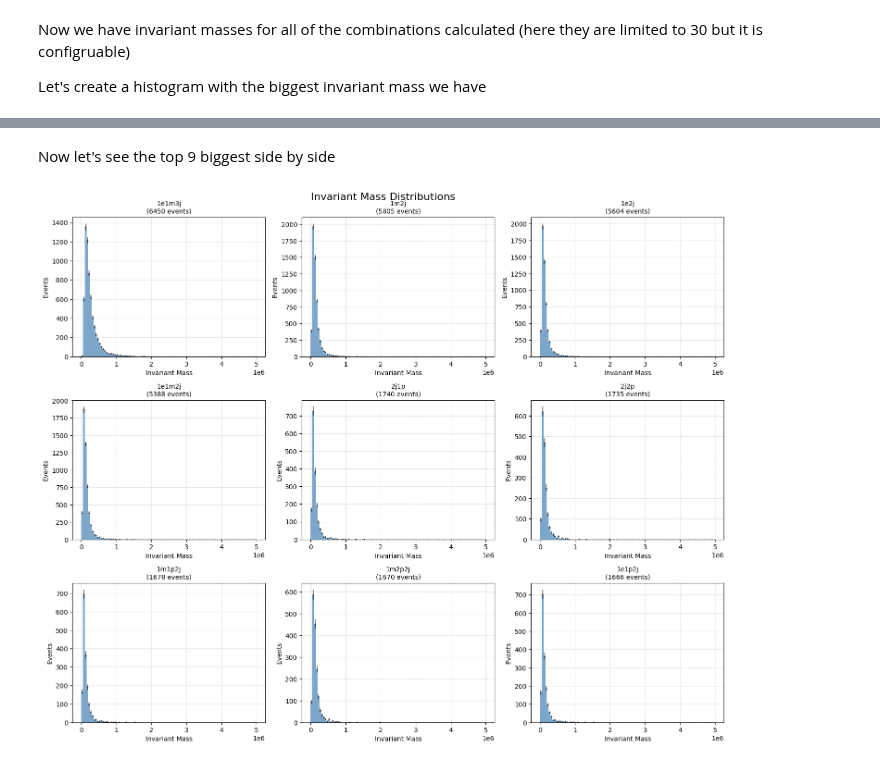
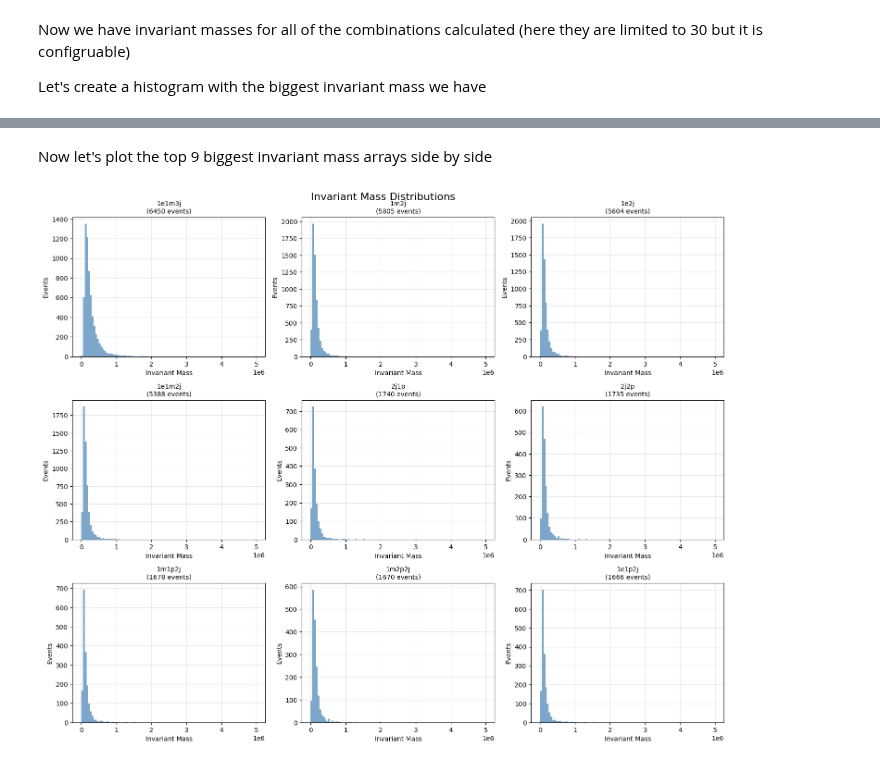
Before and after one commit to Zhavi221/atlas-utilization, a Jupyter notebook: tutorial.ipynb, the cells around one changed output, grey strips where cells are left out. Cells and saved outputs as stored; diff of their text form; code cells hidden in the pictures.

```diff
--- a/tutorial.ipynb
+++ b/tutorial.ipynb
@@ -120,7 +120,11 @@ config_inv_mass_calc = {
        "Muons",
        "Jets",
        "Photons"
-   ]
+   ],
+    "min_particles": 2,
+    "max_particles": 4,
+    "min_count": 2,
+    "max_count": 4
 }
 # %%
 def calculate_masses(combinations):
@@ -172,32 +185,3 @@ calculate_masses(all_combinations)
 Now we have invariant masses for all of the combinations calculated (here they are limited to 30 but it is configruable)
 
 Let's create a histogram with the biggest invariant mass we have
-# %%
-inv_masses_raw = [f for f in os.listdir(config_inv_mass_calc["output_dir"]) if f.endswith(".npy")]
-inv_masses_sizes = {f: os.path.getsize(os.path.join(config_inv_mass_calc["output_dir"], f)) for f in inv_masses_raw}
-biggest_file = max(inv_masses_sizes, key=inv_masses_sizes.get)
-print(f"Chosen largest file: {biggest_file} ({inv_masses_sizes[biggest_file]} bytes)")
-
-biggest_file_path = os.path.join(config_inv_mass_calc["output_dir"], biggest_file)
-inv_masses = np.load(biggest_file_path)
-
-# Create histogram
-n_bins = 100  # Adjust based on your needs
-mass_min, mass_max = 0, 5000000  # Adjust range as needed
-
-bin_content, bin_edges = np.histogram(inv_masses, bins=n_bins, range=(mass_min, mass_max))
-bin_errors = np.sqrt(bin_content)  # Poisson errors
-
-print(f"Number of events: {len(inv_masses)}")
-print(f"Mean invariant mass: {np.mean(inv_masses):.2f}")
-print(f"Median invariant mass: {np.median(inv_masses):.2f}")
-print(f"Standard deviation: {np.std(inv_masses):.2f}")
-print(f"Minimum invariant mass: {np.min(inv_masses):.2f}")
-print(f"Maximum invariant mass: {np.max(inv_masses):.2f}")
-plt.figure(figsize=(10,6))
-plt.hist(bin_edges[:-1], bins=bin_edges, weights=bin_content, alpha=0.7, label='Invariant Mass')
-plt.xlabel('Invariant Mass')
-plt.ylabel('Events')
-plt.title('Invariant Mass Distribution')
-plt.legend()
-plt.show()
@@ -213,14 +198,6 @@ Maximum invariant mass: 2153476.60
 # %% [markdown]
-Now let's see the top 9 biggest side by side
+Now let's plot the top 9 biggest invariant mass arrays side by side
 # %%
-# Get all .npy files
-inv_masses_raw = [f for f in os.listdir(config_inv_mass_calc["output_dir"]) if f.endswith(".npy")]
-inv_masses_sizes = {f: os.path.getsize(os.path.join(config_inv_mass_calc["output_dir"], f)) for f in inv_masses_raw}
-
-# Sort files by size and take the 9 largest
-sorted_files = sorted(inv_masses_sizes.items(), key=lambda x: x[1], reverse=True)[:9]
-selected_files = [f[0] for f in sorted_files]
-
 # Histogram parameters
 n_bins = 100
 mass_min, mass_max = 0, 5000000
@@ -228,33 +205,31 @@ mass_min, mass_max = 0, 5000000
 # Create 3x3 subplot grid
 fig, axes = plt.subplots(3, 3, figsize=(15, 12))
 axes = axes.flatten()
 
 # Process each file
 for idx, filename in enumerate(selected_files):
     file_path = os.path.join(config_inv_mass_calc["output_dir"], filename)
     inv_masses = np.load(file_path)
 
     # Create histogram
     bin_content, bin_edges = np.histogram(inv_masses, bins=n_bins, range=(mass_min, mass_max))
     bin_errors = np.sqrt(bin_content)
 
     # Plot on corresponding subplot
     ax = axes[idx]
     ax.hist(bin_edges[:-1], bins=bin_edges, weights=bin_content, alpha=0.7, color='steelblue')
-    ax.errorbar((bin_edges[:-1] + bin_edges[1:]) / 2, bin_content, yerr=bin_errors,
-                fmt='.', color='black', alpha=0.5, markersize=2)
 
     # Extract particle combination from filename
     # Format: root_<particles>_inv_mass.npy
     particle_combo = filename.split('_inv_mass')[0].split('.root_')[1]
 
     ax.set_xlabel('Invariant Mass')
     ax.set_ylabel('Events')
     ax.set_title(f'{particle_combo}\n({len(inv_masses)} events)', fontsize=10)
     ax.grid(True, alpha=0.3)
 
 plt.tight_layout()
 plt.suptitle('Invariant Mass Distributions', fontsize=16, y=1.002)
 plt.show()
 # %% [output]
-[figure, old version]
+[figure, new version]
```
Also changed, not shown: parts of 3 cells of this notebook, 3 other files.
